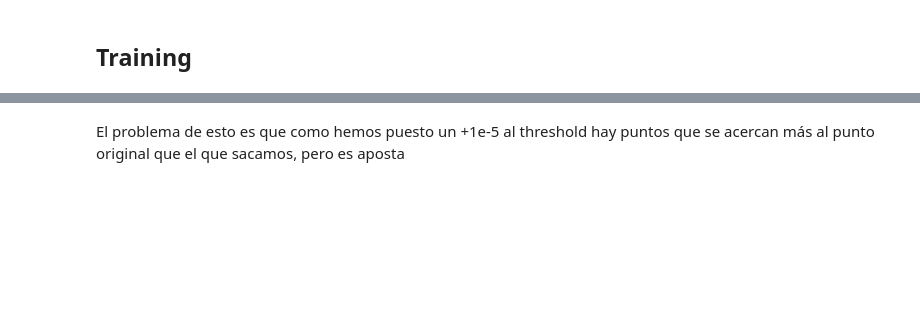
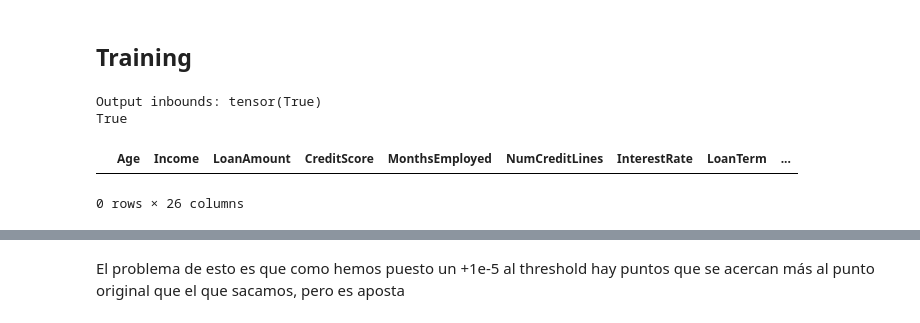
Before and after one commit to javiprietod/TFG, a Jupyter notebook: counter_grad.ipynb, the cells around one changed output, grey strips where cells are left out. Saved outputs shown, nothing was run; the diff lists cells and outputs as text; code cells hidden in the pictures; blank space fills up the shorter version.

```diff
--- a/counter_grad.ipynb
+++ b/counter_grad.ipynb
@@ -363,4 +440,30 @@ def newton_op(
             print("Regularization strength:", l.item())
             print("Epochs:", state.epochs)
     return person_new, state, p_interest # thres_term < 1e-5
+# %%
+import src.counterfactual
+
+importlib.reload(src.counterfactual)
+from src.counterfactual import newton_op, distance, minimality_check
+# temp = [False] * len(metadata.cols_for_mask)
+# temp[8] = True
+# w = torch.tensor(temp, dtype=torch.int).to(device)
+# p = torch.tensor([4.6000e+01, 8.4208e+04, 1.2919e+05, 4.5100e+02, 2.6000e+01, 3.0000e+00,
+#         2.1170e+01, 2.4000e+01, 3.1000e-01, 1.0000e+00, 0.0000e+00, 0.0000e+00,
+#         1.0000e+00, 0.0000e+00, 0.0000e+00, 0.0000e+00, 0.0000e+00, 0.0000e+00,
+#         0.0000e+00, 0.0000e+00, 0.0000e+00, 0.0000e+00, 1.0000e+00, 1.0000e+00],
+#        dtype=torch.float64)
+# p = scale_instance(p, metadata)
+person = inputs_useful[2]
+p_new, state_p = newton_op(model, person, metadata, weights, 0.1, reg_int=False, reg_vars=False, reg_clamp=True, print_=False)
+# p_new, state_p, _ = newton_op(model, person, weights, 0.1, reg_int=False, reg_vars=False, print_=True)
+print("Output inbounds:", (torch.clamp(p_new, metadata.min_values, metadata.max_values) == p_new).all())
+sorted_points = minimality_check(person, p_new, weights, state_p, model, False, 1)
+print((len(sorted_points)==0))
+sorted_points
+# %% [output]
+Output inbounds: tensor(True)
+True
+|  | Age | Income | LoanAmount | CreditScore | MonthsEmployed | NumCreditLines | InterestRate | LoanTerm | ... |
+0 rows × 26 columns
 # %%
```
Also changed, not shown: parts of 22 cells of this notebook, 11 other files.
